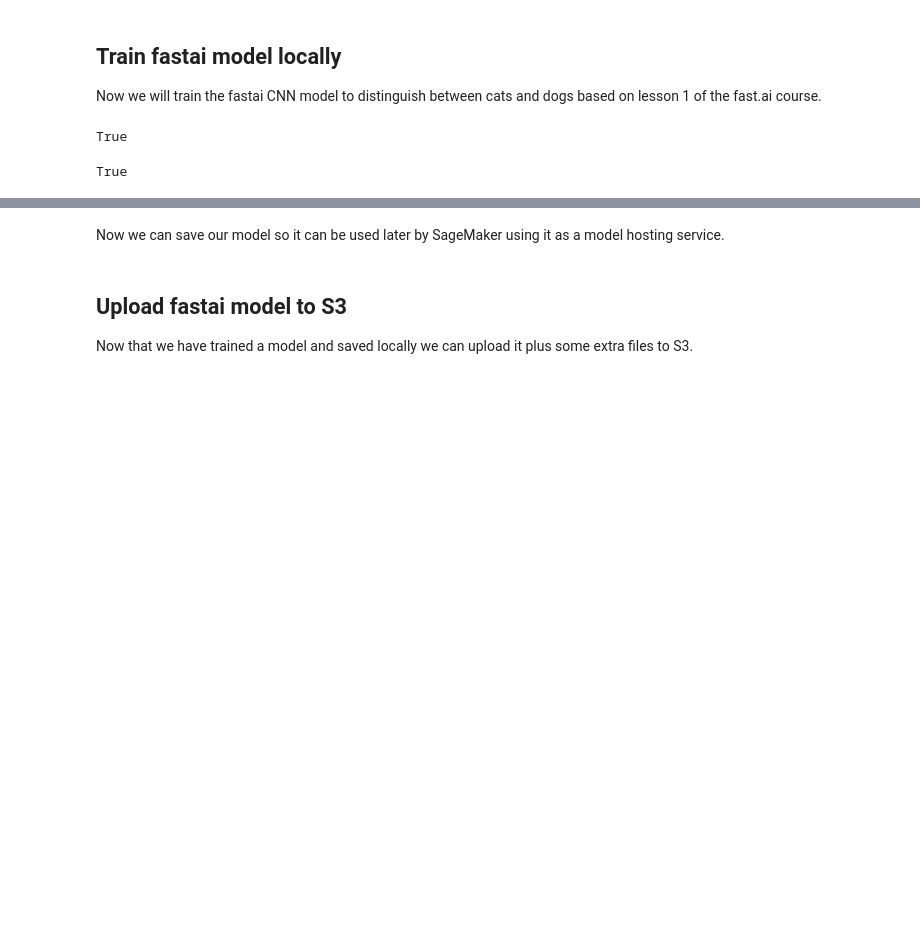
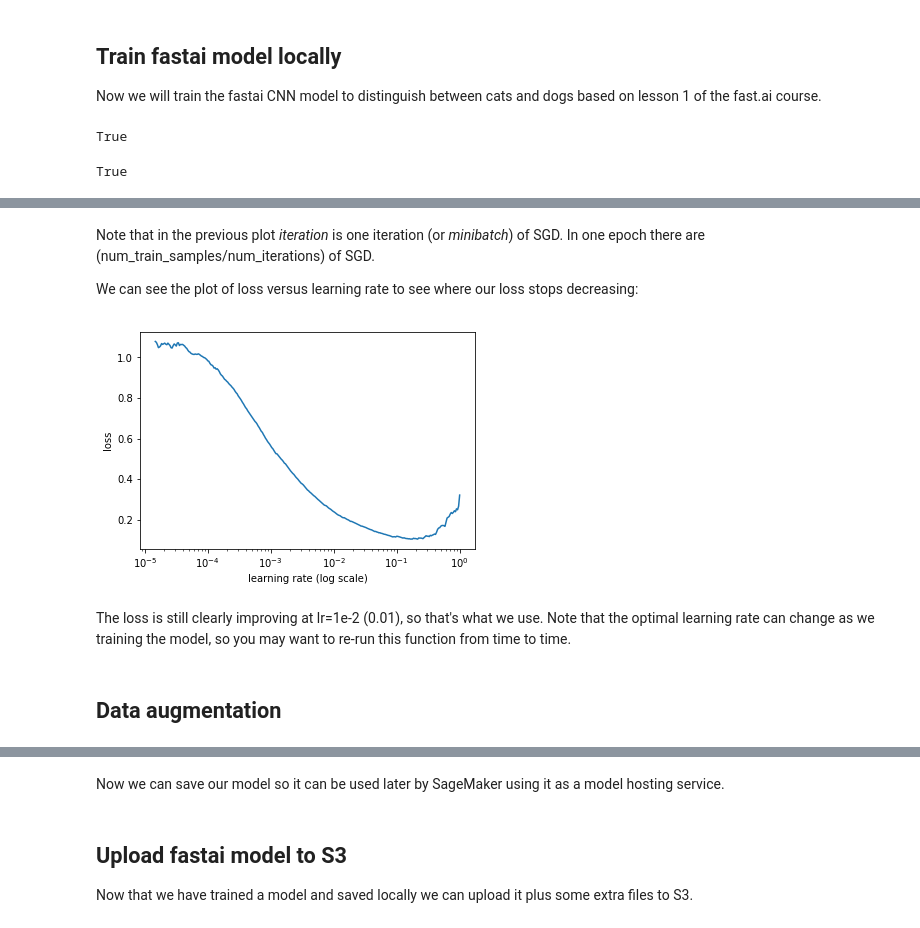
Before and after one commit to mattmcclean/sagemaker-lhr-summit-demo, a Jupyter notebook: build_train_custom_model.ipynb, the cells around one changed output, grey strips where cells are left out. Drawn from its saved outputs; the diff is of its cells as text; code cells hidden in the pictures; blank space fills up the shorter version.

```diff
--- a/build_train_custom_model.ipynb
+++ b/build_train_custom_model.ipynb
@@ -43,0 +62,13 @@ True
+# %% [markdown]
+Note that in the previous plot *iteration* is one iteration (or *minibatch*) of SGD. In one epoch there are
+(num_train_samples/num_iterations) of SGD.
+
+We can see the plot of loss versus learning rate to see where our loss stops decreasing:
+# %%
+learn.sched.plot()
+# %% [output]
+[figure, added]
+# %% [markdown]
+The loss is still clearly improving at lr=1e-2 (0.01), so that's what we use. Note that the optimal learning rate can change as we training the model, so you may want to re-run this function from time to time.
+# %% [markdown]
+## Data augmentation
```
Also changed, not shown: parts of 27 cells of this notebook, 9 other files.
